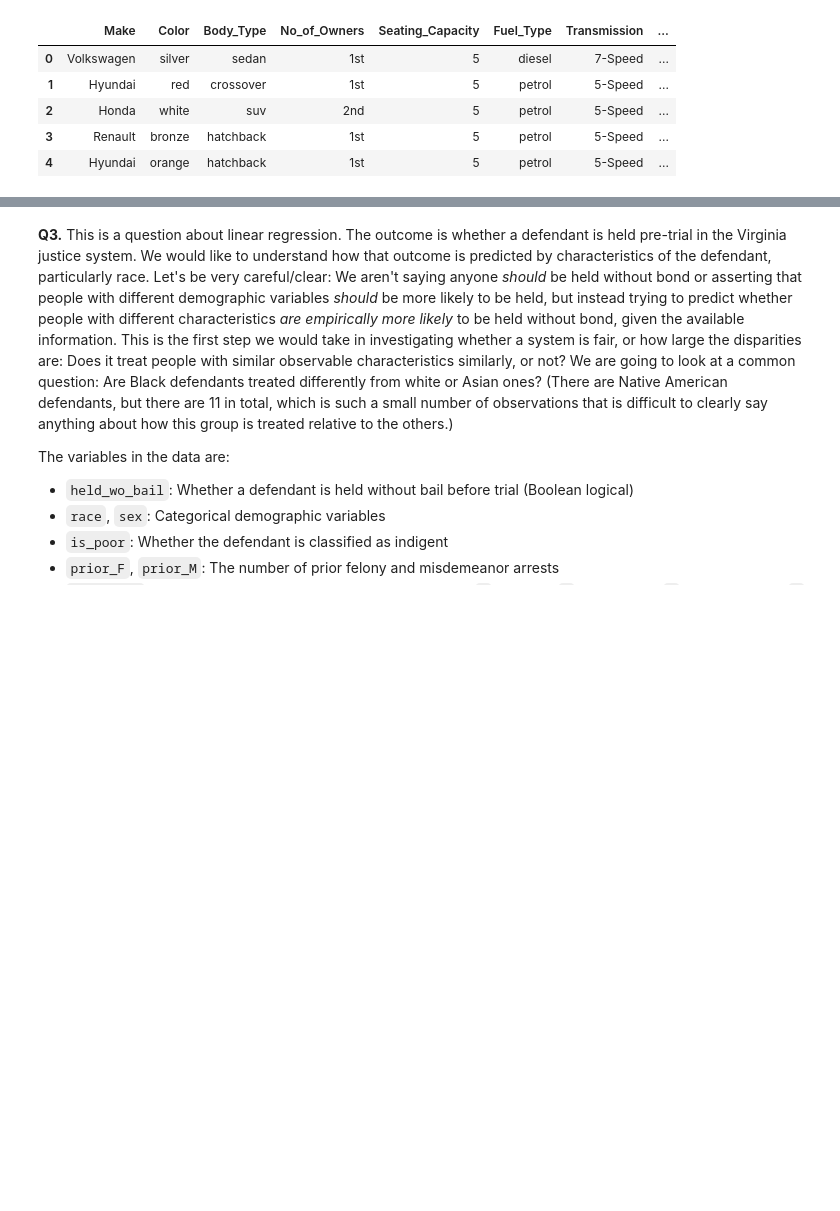
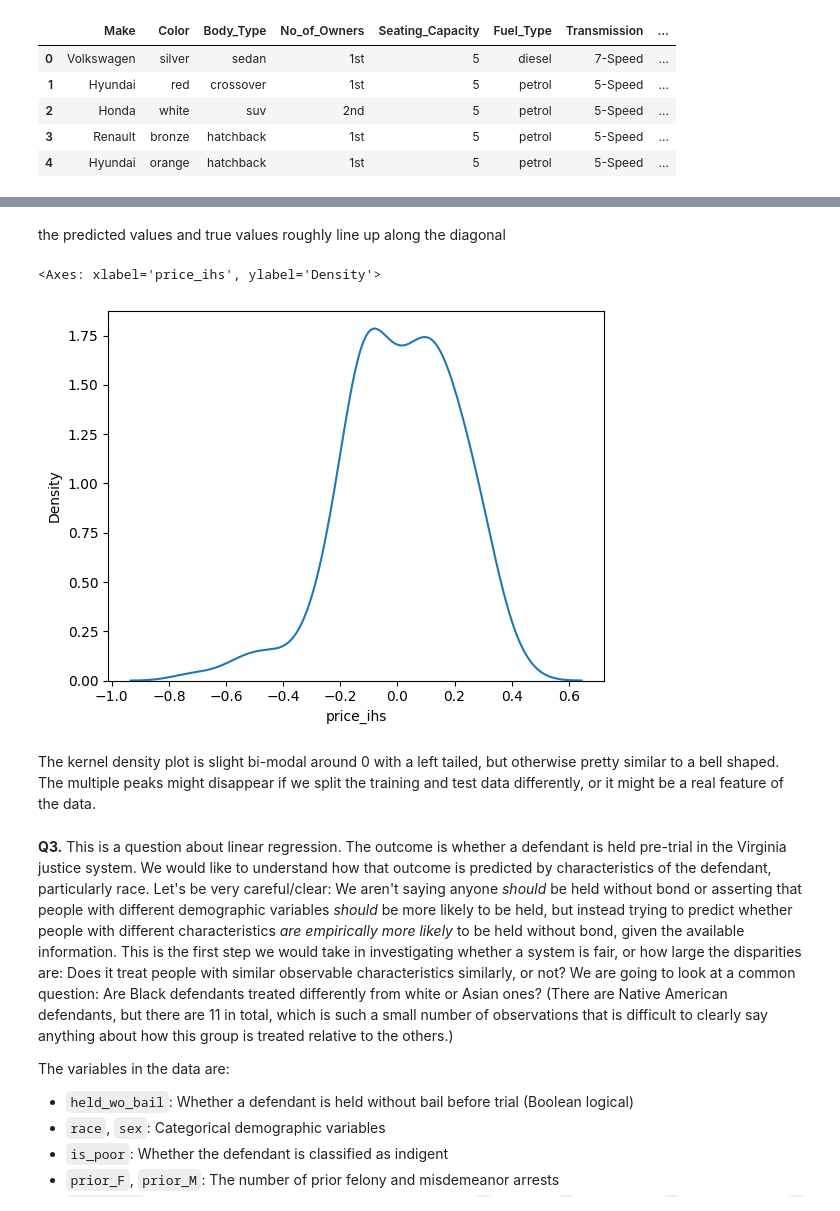
Before and after one commit to CarolWuuu/DS3001_linearRegression, a Jupyter notebook: assignment.ipynb, the cells around one changed output, grey strips where cells are left out. Drawn from its saved outputs; the diff is of its cells as text; code cells hidden in the pictures; blank space fills up the shorter version.

```diff
--- a/assignment.ipynb
+++ b/assignment.ipynb
@@ -309,3 +459,12 @@ print('Categorical only RMSE: ', rmse_c) # R2
+# %% [markdown]
+the predicted values and true values roughly line up along the diagonal
+# %%
+sns.kdeplot(residuals)
+# %% [output]
+<Axes: xlabel='price_ihs', ylabel='Density'>
+[figure, added]
+# %% [markdown]
+The kernel density plot is slight bi-modal around 0 with a left tailed, but otherwise pretty similar to a bell shaped. The multiple peaks might disappear if we split the training and test data differently, or it might be a real feature of the data.
 # %% [markdown]
 **Q3.** This is a question about linear regression. The outcome is whether a defendant is held pre-trial in the Virginia justice system. We would like to understand how that outcome is predicted by characteristics of the defendant, particularly race. Let's be very careful/clear: We aren't saying anyone *should* be held without bond or asserting that people with different demographic variables *should* be more likely to be held, but instead trying to predict whether people with different characteristics *are empirically more likely* to be held without bond, given the available information. This is the first step we would take in investigating whether a system is fair, or how large the disparities are: Does it treat people with similar observable characteristics similarly, or not? We are going to look at a common question: Are Black defendants treated differently from white or Asian ones? (There are Native American defendants, but there are 11 in total, which is such a small number of observations that is difficult to clearly say anything about how this group is treated relative to the others.)
 
```
Also changed, not shown: parts of 13 cells of this notebook.
